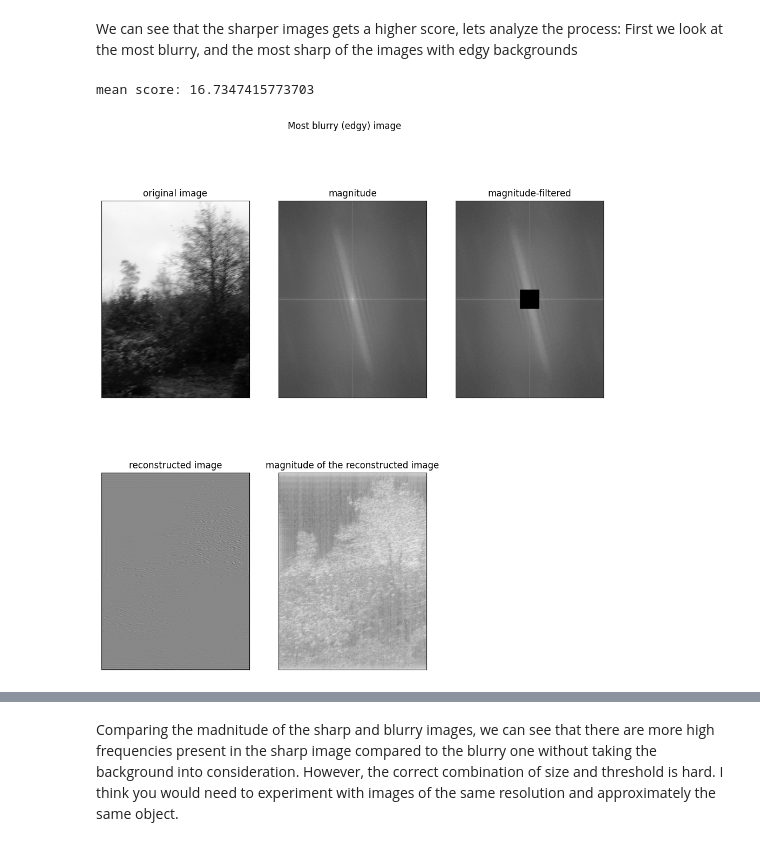
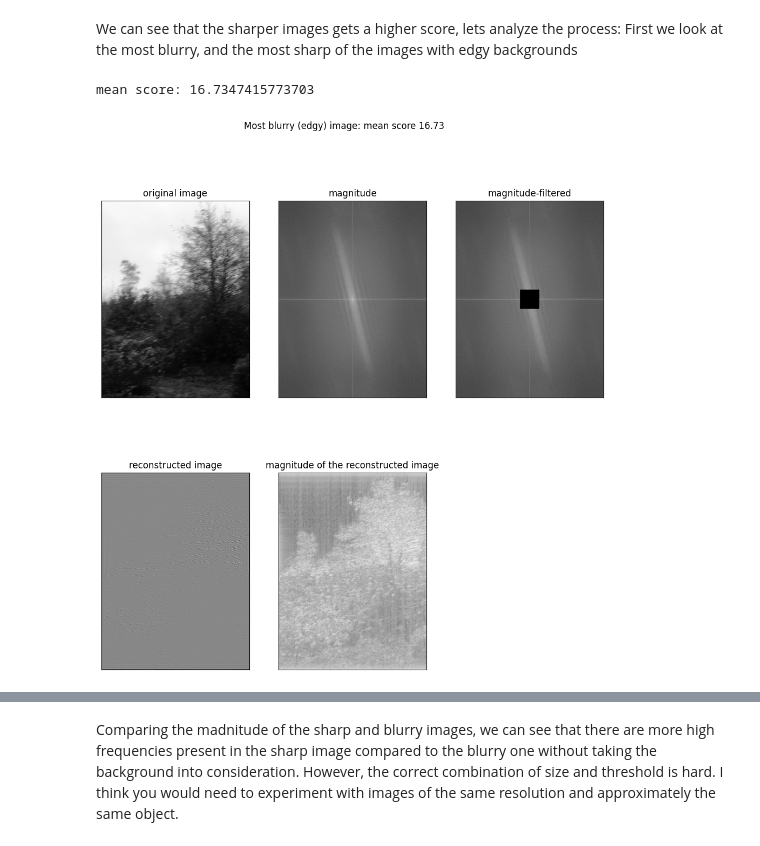
Before and after one commit to havardMoe/BlurDetectionDFT, a Jupyter notebook: code/blur_detection_results.ipynb, the cells around one changed output, grey strips where cells are left out. Drawn from its saved outputs; the diff is of its cells as text; code cells hidden in the pictures.

```diff
--- a/code/blur_detection_results.ipynb
+++ b/code/blur_detection_results.ipynb
@@ -102,10 +102,10 @@ First we look at the most blurry, and the most sharp of the images with edgy bac
 # %%
 # First we look at one of the blurry images:
 step_images = [r['step_images'] for r in res]
 
-plot_steps(step_images[1], suptitle='Most blurry (edgy) image')
+plot_steps(step_images[1], suptitle=f'Most blurry (edgy) image: mean score {np.round(scores[1], 2)}')
 print(f'mean score: {scores[1]}')
 # %% [output]
 mean score: 16.7347415773703
-[figure, old version]
+[figure, new version]
 # %%
```
Also changed, not shown: parts of 3 cells of this notebook, 8 other files.
